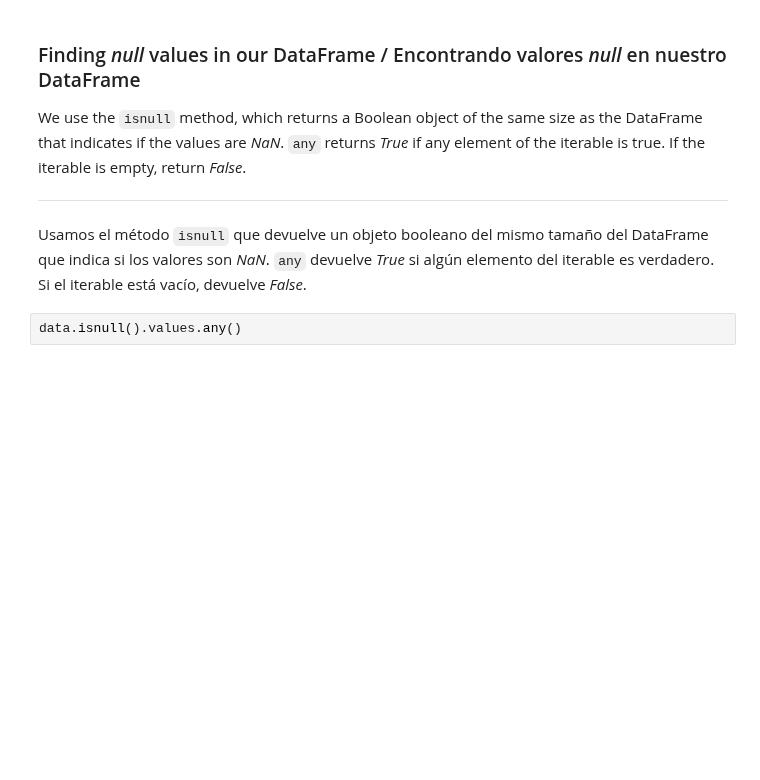
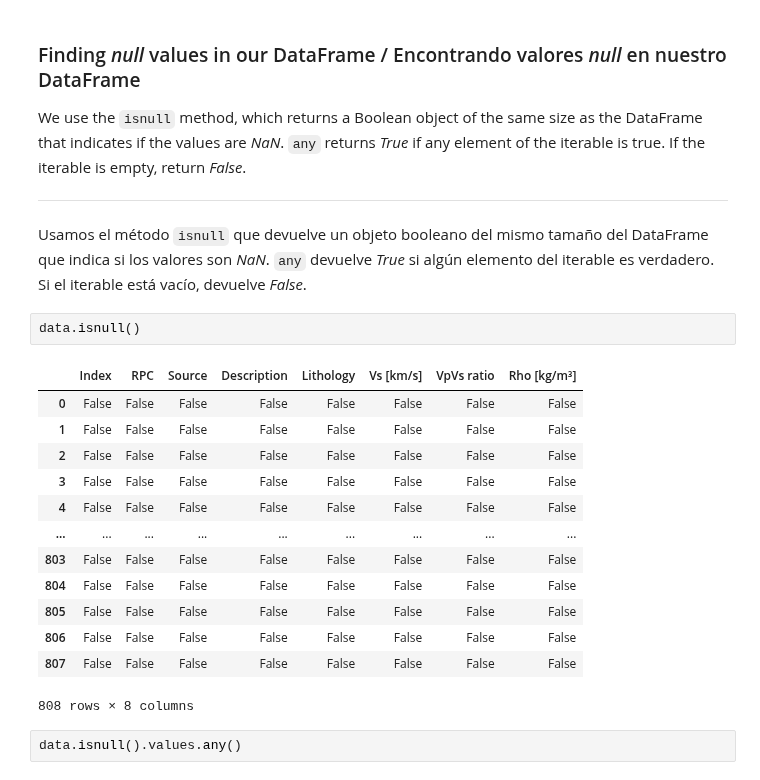
Before and after one commit to CodeToCommunicate/CoCoLessons, a Jupyter notebook: coco_5_pandas.ipynb, the cells around one changed output. Saved outputs shown, nothing was run; the diff lists cells and outputs as text; blank space fills up the shorter version.

```diff
--- a/coco_5_pandas.ipynb
+++ b/coco_5_pandas.ipynb
@@ -407,6 +505,22 @@ If the iterable is empty, return _False_.
 Usamos el método `isnull` que devuelve un objeto booleano del mismo tamaño del DataFrame que indica si los valores son _NaN_.
 `any` devuelve _True_ si algún elemento del iterable es verdadero.
 Si el iterable está vacío, devuelve _False_.
+# %%
+data.isnull()
+# %% [output]
+|  | Index | RPC | Source | Description | Lithology | Vs [km/s] | VpVs ratio | Rho [kg/m³] |
+| 0 | False | False | False | False | False | False | False | False |
+| 1 | False | False | False | False | False | False | False | False |
+| 2 | False | False | False | False | False | False | False | False |
+| 3 | False | False | False | False | False | False | False | False |
+| 4 | False | False | False | False | False | False | False | False |
+| ... | ... | ... | ... | ... | ... | ... | ... | ... |
+| 803 | False | False | False | False | False | False | False | False |
+| 804 | False | False | False | False | False | False | False | False |
+| 805 | False | False | False | False | False | False | False | False |
+| 806 | False | False | False | False | False | False | False | False |
+| 807 | False | False | False | False | False | False | False | False |
+808 rows × 8 columns
 # %%
 data.isnull().values.any()
 # %% [output]
```
Also changed, not shown: parts of 62 cells of this notebook.
